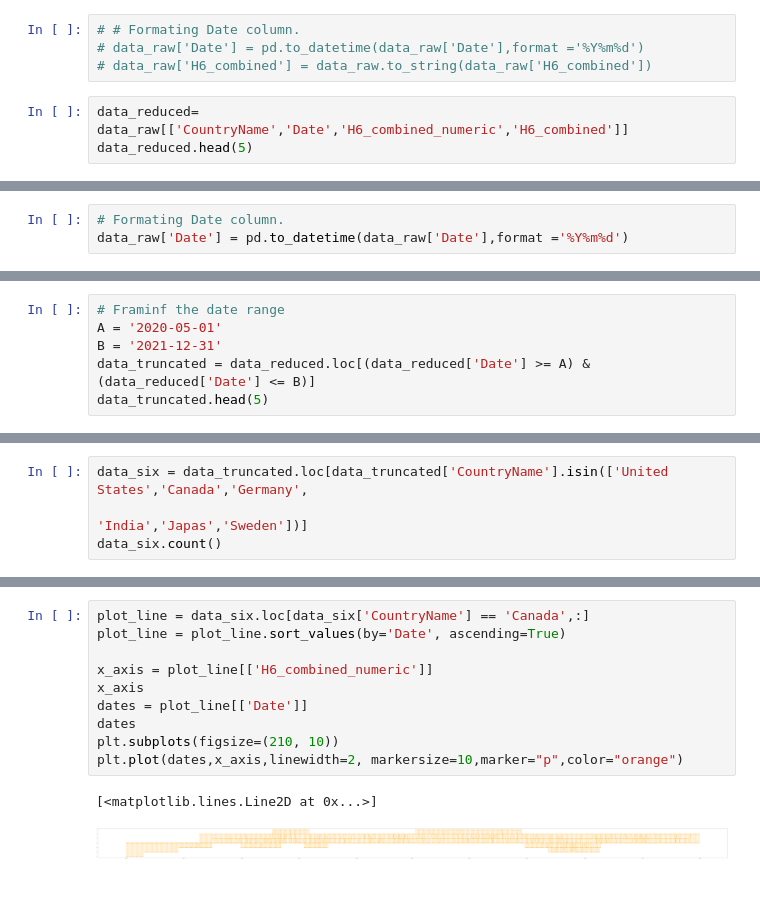
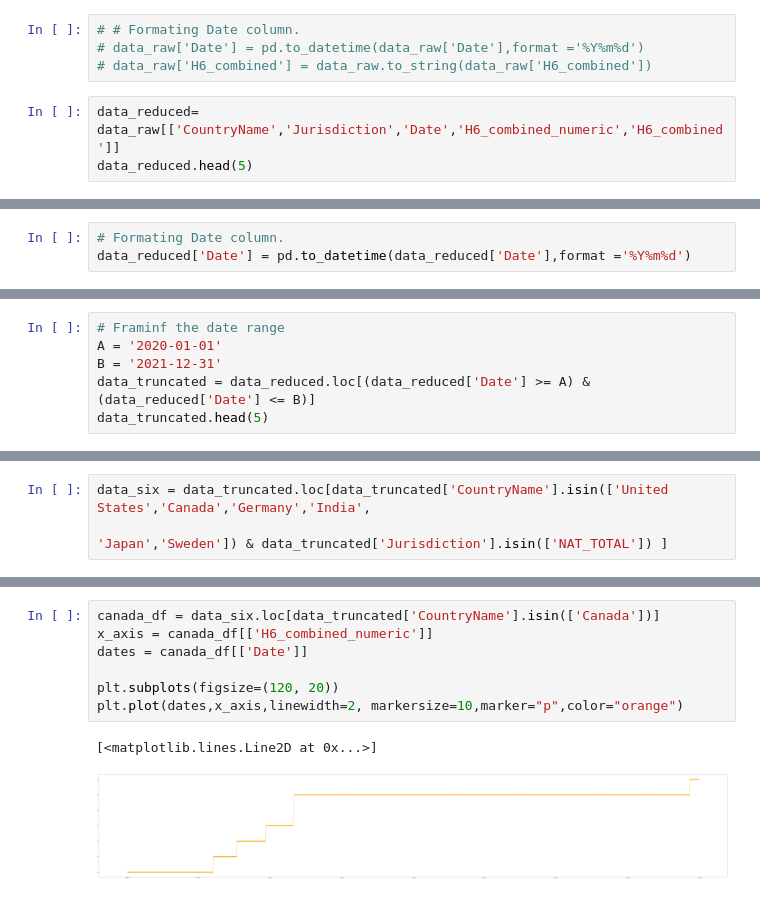
Before and after one commit to ranusuri/Team-A-Project-1, a Jupyter notebook: andres_pulido/six_countries.ipynb, the cells around one changed output, grey strips where cells are left out. Saved outputs shown, nothing was run; the diff lists cells and outputs as text.

```diff
--- a/andres_pulido/six_countries.ipynb
+++ b/andres_pulido/six_countries.ipynb
@@ -29,6 +29,6 @@ data_raw.head()
 # data_raw['Date'] = pd.to_datetime(data_raw['Date'],format ='%Y%m%d')
 # data_raw['H6_combined'] = data_raw.to_string(data_raw['H6_combined'])
 # %%
-data_reduced= data_raw[['CountryName','Date','H6_combined_numeric','H6_combined']]
+data_reduced= data_raw[['CountryName','Jurisdiction','Date','H6_combined_numeric','H6_combined']]
 data_reduced.head(5)
 # %% [output]
@@ -48,4 +49,4 @@ H6_combined             object
 dtype: object
 # %%
 # Formating Date column.
-data_raw['Date'] = pd.to_datetime(data_raw['Date'],format ='%Y%m%d')
+data_reduced['Date'] = pd.to_datetime(data_reduced['Date'],format ='%Y%m%d')
@@ -52,6 +59,6 @@ data_raw['Date'] = pd.to_datetime(data_raw['Date'],format ='%Y%m%d')
 # %%
 # Framinf the date range
-A = '2020-05-01'
+A = '2020-01-01'
 B = '2021-12-31'
 data_truncated = data_reduced.loc[(data_reduced['Date'] >= A) & (data_reduced['Date'] <= B)]
 data_truncated.head(5)
@@ -65,4 +72,3 @@ data_truncated.head(5)
 # %%
-data_six = data_truncated.loc[data_truncated['CountryName'].isin(['United States','Canada','Germany',
-                                                                  'India','Japas','Sweden'])]
-data_six.count()
+data_six = data_truncated.loc[data_truncated['CountryName'].isin(['United States','Canada','Germany','India',
+                                                                  'Japan','Sweden']) & data_truncated['Jurisdiction'].isin(['NAT_TOTAL']) ]
@@ -75,13 +85,10 @@ dtype: int64
 # %%
-plot_line = data_six.loc[data_six['CountryName'] == 'Canada',:]
-plot_line = plot_line.sort_values(by='Date', ascending=True)
+canada_df = data_six.loc[data_truncated['CountryName'].isin(['Canada'])]
+x_axis = canada_df[['H6_combined_numeric']]
+dates = canada_df[['Date']]
 
-x_axis = plot_line[['H6_combined_numeric']]
-x_axis
-dates = plot_line[['Date']]
-dates
-plt.subplots(figsize=(210, 10))
+plt.subplots(figsize=(120, 20))
 plt.plot(dates,x_axis,linewidth=2, markersize=10,marker="p",color="orange")
 # %% [output]
 [<matplotlib.lines.Line2D at 0x...>]
-[figure, old version]
+[figure, new version]
```
Also changed, not shown: parts of 14 cells of this notebook, 1 other file.
